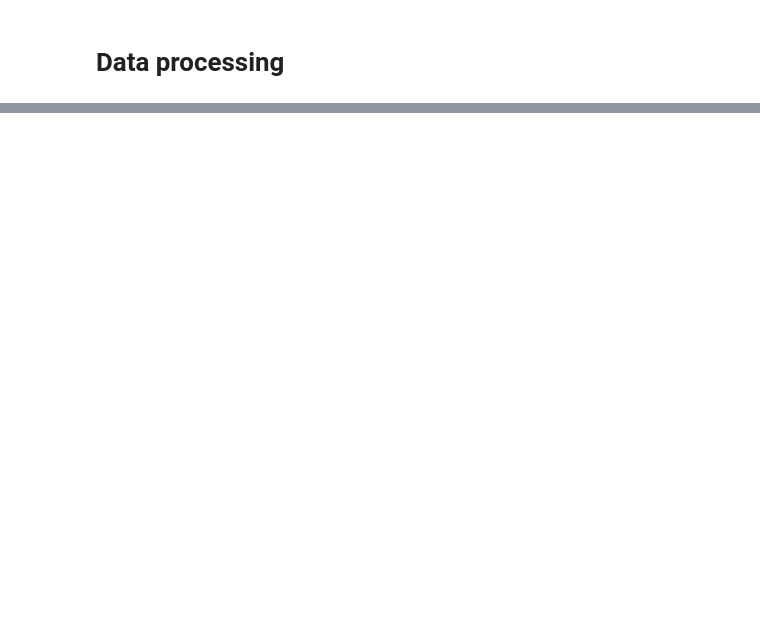
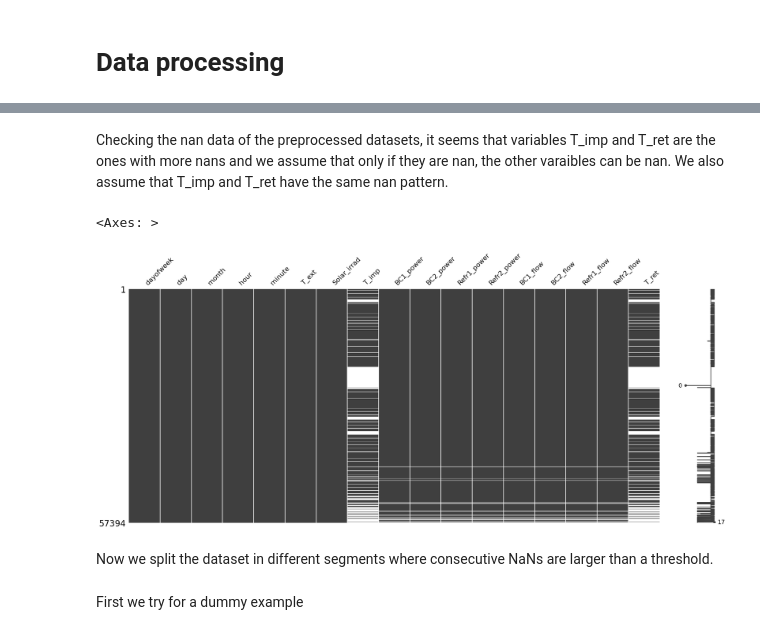
Before and after one commit to opticsensors/HVAC-predictive-control, a Jupyter notebook: notebooks/7.0-gaia-data-analysis.ipynb, the cells around one changed output, grey strips where cells are left out. Saved outputs shown, nothing was run; the diff lists cells and outputs as text; code cells hidden in the pictures; blank space fills up the shorter version.

```diff
--- a/notebooks/7.0-gaia-data-analysis.ipynb
+++ b/notebooks/7.0-gaia-data-analysis.ipynb
@@ -282,0 +356,18 @@ c = df_date_index.resample('2T').mean()
+# %%
+row_to_start=0
+rows_to_skip=2
+
+df1 = list_of_dfs_cont[0].iloc[row_to_start::rows_to_skip, :]
+df2 = list_of_dfs_cont[1].iloc[row_to_start::rows_to_skip, :]
+# %% [markdown]
+Checking the nan data of the preprocessed datasets, it seems that variables T_imp and T_ret are the ones with more nans and we assume that only if they are nan, the other varaibles can be nan. We also assume that T_imp and T_ret have the same nan pattern.
+# %%
+import missingno as msno
+msno.matrix(df1)
+# %% [output]
+<Axes: >
+[figure, added]
+# %% [markdown]
+Now we split the dataset in different segments where consecutive NaNs are larger than a threshold.
+# %% [markdown]
+First we try for a dummy example
```
Also changed, not shown: parts of 32 cells of this notebook, 1 other file.
